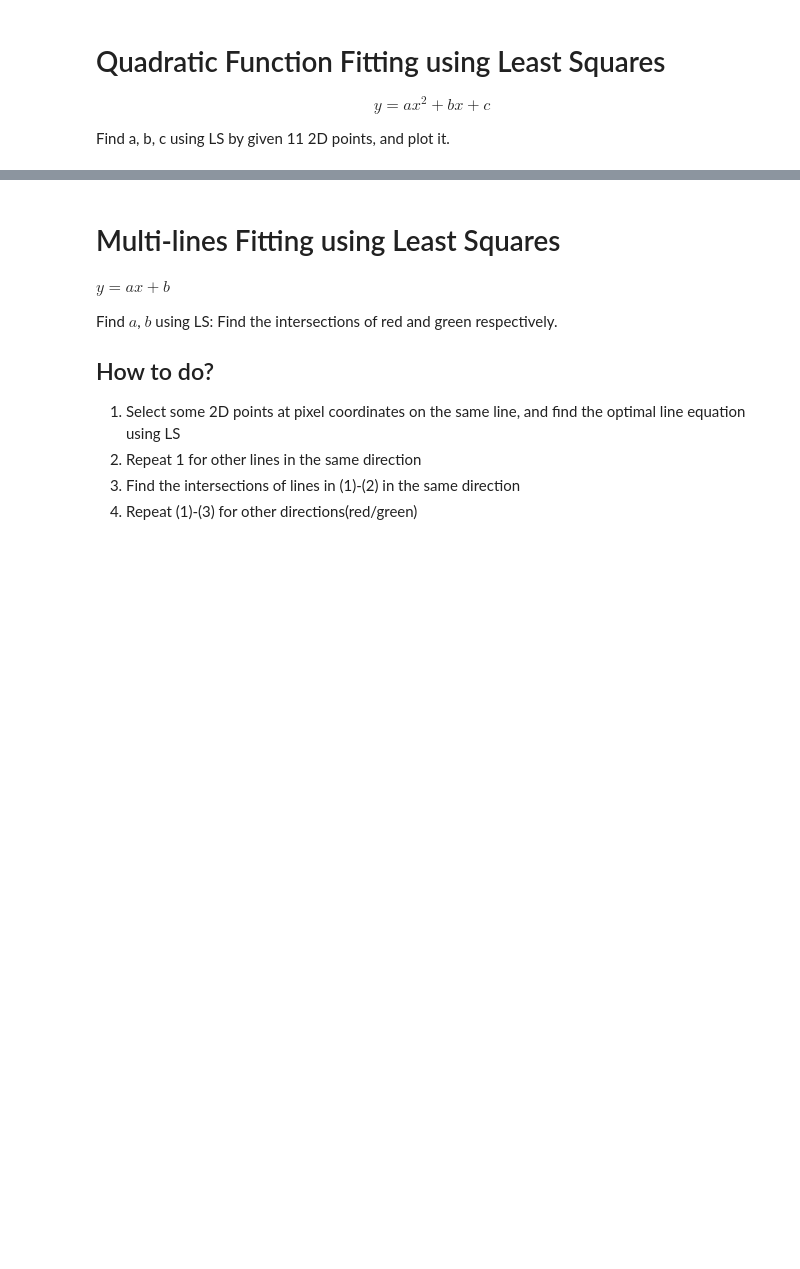
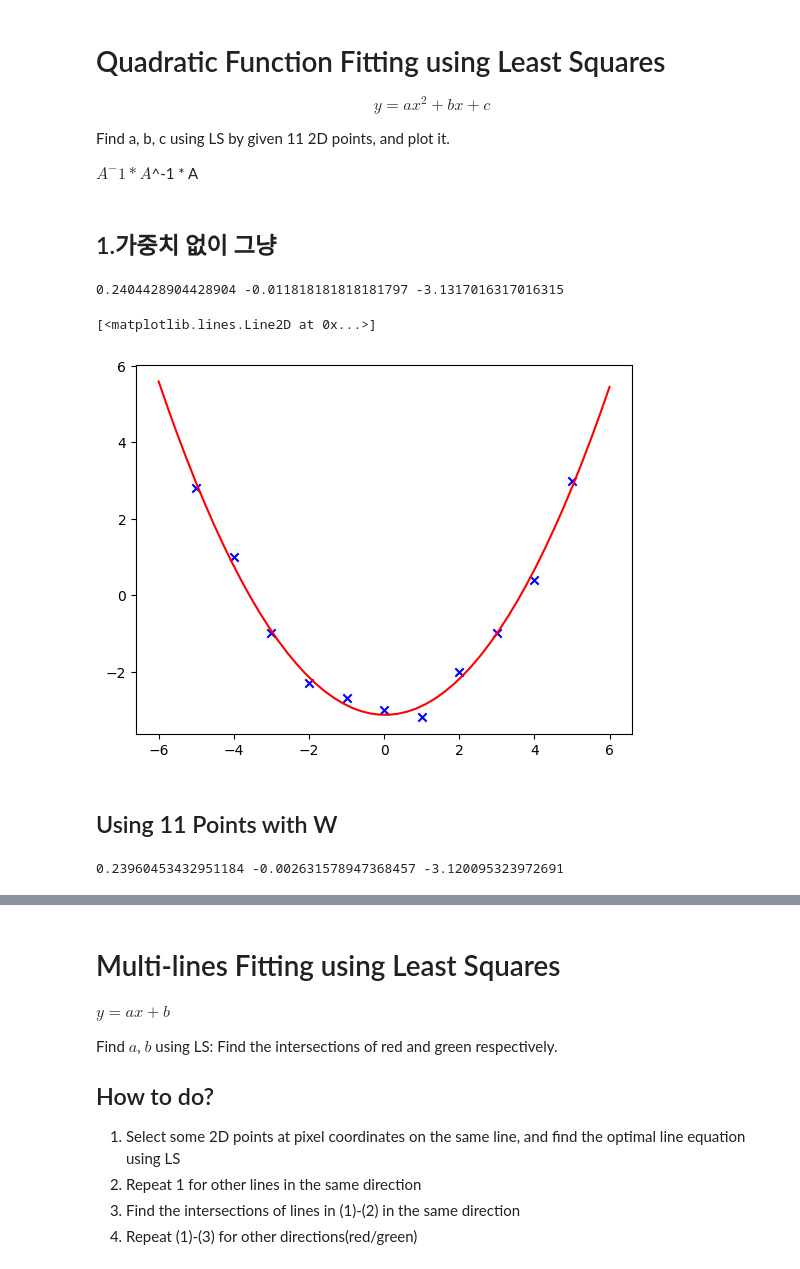
Before and after one commit to yenru0/LINALG_HW4, a Jupyter notebook: problem.ipynb, the cells around one changed output, grey strips where cells are left out. Drawn from its saved outputs; the diff is of its cells as text; code cells hidden in the pictures; blank space fills up the shorter version.

```diff
--- a/problem.ipynb
+++ b/problem.ipynb
@@ -9,7 +10,39 @@ from PIL import Image
 $$y=ax^2+bx+c$$
 
 Find a, b, c  using LS by given 11 2D points, and plot it.
+
+
+$A^-1 * A$^-1 * A
 # %%
-PointsX = np.array([-5, -4, -3, -2, -1, 0, 1, 2, 3, 4, 5], dtype=np.float64)
-PointsY = np.array([2.8, 1.0, -1.0, -2.3, -2.7, -3.0, -3.2, -2.0, -1.0, 0.4, 3.0], dtype=np.float64)
-Weights = np.array([1, 1, 1, 3, 3, 3, 3, 3, 1, 1, 1], dtype=np.float64)
+PointsX = np.array([-5, -4, -3, -2, -1, 0, 1, 2, 3, 4, 5])
+PointsY = np.array([2.8, 1.0, -1.0, -2.3, -2.7, -3.0, -3.2, -2.0, -1.0, 0.4, 3.0])
+Weights = np.array([1, 1, 1, 3, 3, 3, 3, 3, 1, 1, 1])
+# %% [markdown]
+## 1.가중치 없이 그냥
+# %%
+A1 = np.stack([PointsX ** 2, PointsX, np.ones(PointsX.shape)], axis=1)
+a, b, c = inv(A1.T @ A1) @ A1.T @ PointsY
+print(a, b, c)
+# %% [output]
+0.2404428904428904 -0.011818181818181797 -3.1317016317016315
+# %%
+X = np.linspace(-6, 6)
+Y = a * X ** 2 + b * X + c
+
+plt.scatter(PointsX, PointsY, c='blue', marker='x')
+
+plt.plot(X, Y, color='red')
+# %% [output]
+[<matplotlib.lines.Line2D at 0x...>]
+[figure, added]
+# %% [markdown]
+## Using 11 Points with W
+# %%
+A2 = np.stack([Weights * PointsX ** 2, Weights * PointsX, Weights * np.ones(PointsX.shape)], axis=1)
+
+YW = Weights * PointsY
+
+a, b, c = inv(A2.T @ A2) @ A2.T @ YW
+print(a, b, c)
+# %% [output]
+0.23960453432951184 -0.002631578947368457 -3.120095323972691
```
Also changed, not shown: parts of 8 cells of this notebook, 2 other files.
